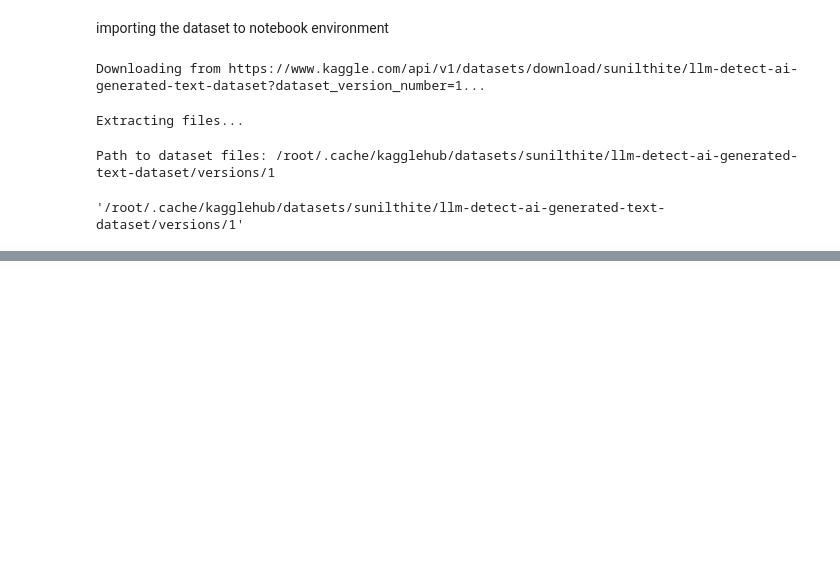
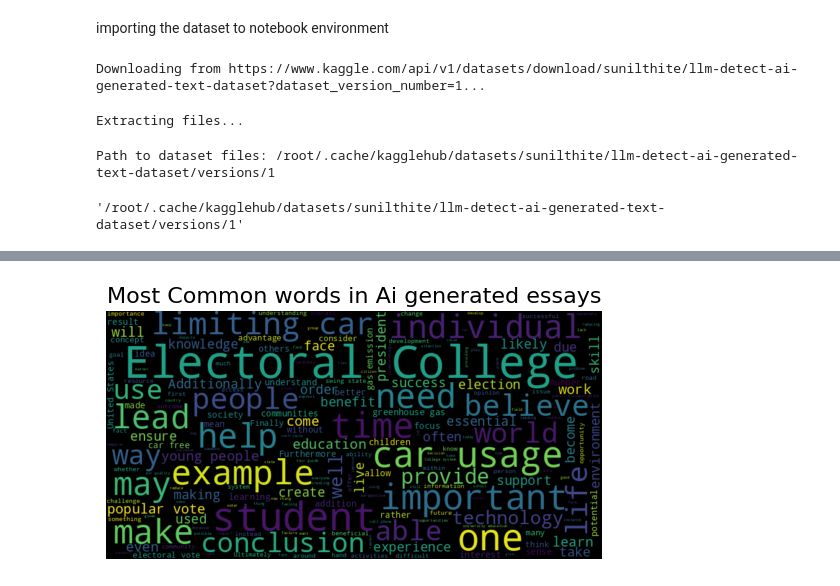
Before and after one commit to soipanhamisi/TextClassifierModel, a Jupyter notebook: textClassifer_nb.ipynb, the cells around one changed output, grey strips where cells are left out. Cells and saved outputs as stored; diff of their text form; code cells hidden in the pictures; blank space fills up the shorter version.

```diff
--- a/textClassifer_nb.ipynb
+++ b/textClassifer_nb.ipynb
@@ -27,0 +107,7 @@ text_df[text_df['generated']==0].sample(3)
+# %%
+plt.imshow(wordcloud_ai, interpolation='bilinear')
+plt.title('Most Common words in Ai generated essays', fontsize=16)
+plt.axis('off')
+plt.show()
+# %% [output]
+[figure, added]
```
Also changed, not shown: parts of 23 cells of this notebook.
